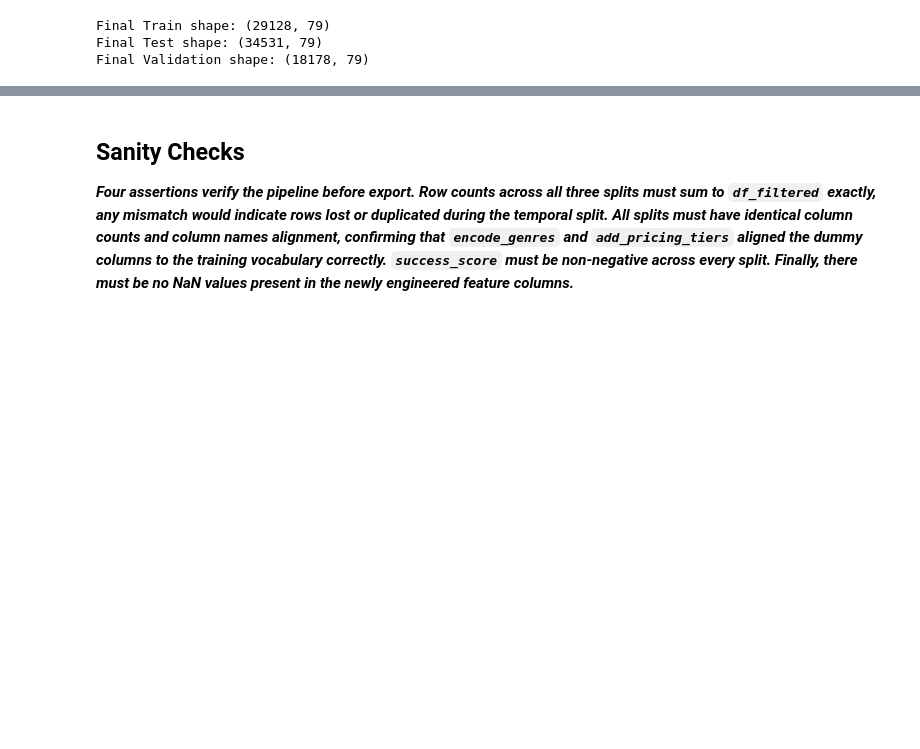
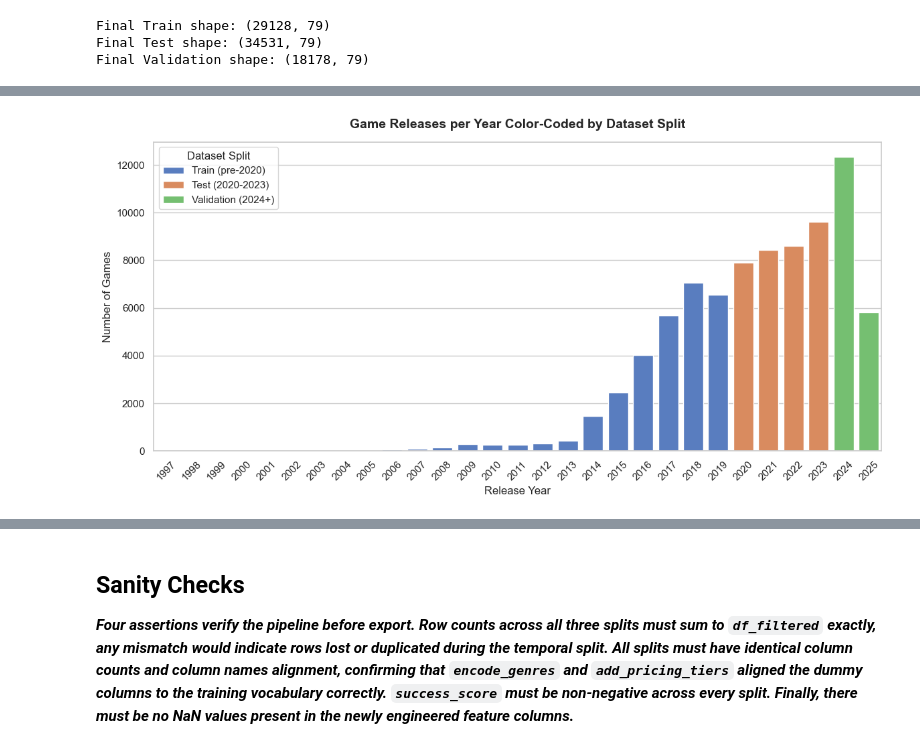
Before and after one commit to haoran-png/Predicting-Video-Game-Commercial-Success-on-Steam, a Jupyter notebook: notebook/04_cleaning_final.ipynb, the cells around one changed output, grey strips where cells are left out. Cells and saved outputs as stored; diff of their text form; code cells hidden in the pictures; blank space fills up the shorter version.

Commit message:
add visualizations and split feature engineering cells in notebook 4

```diff
--- a/notebook/04_cleaning_final.ipynb
+++ b/notebook/04_cleaning_final.ipynb
@@ -213,0 +220,24 @@ Final Validation shape: (18178, 79)
+# %%
+import seaborn as sns
+
+# Combine splits for visualization
+plot_data = pd.concat([
+    train_df[['release_year']].assign(Split='Train (pre-2020)'),
+    test_df[['release_year']].assign(Split='Test (2020-2023)'),
+    val_df[['release_year']].assign(Split='Validation (2024+)')
+])
+
+year_counts = plot_data.groupby(['release_year', 'Split']).size().reset_index(name='Game Count')
+
+plt.figure(figsize=(12, 6))
+sns.set_theme(style="whitegrid")
+sns.barplot(data=year_counts, x='release_year', y='Game Count', hue='Split', dodge=False, palette='muted')
+plt.title('Game Releases per Year Color-Coded by Dataset Split', fontsize=14, fontweight='bold', pad=15)
+plt.xlabel('Release Year', fontsize=12)
+plt.ylabel('Number of Games', fontsize=12)
+plt.xticks(rotation=45)
+plt.legend(title='Dataset Split', frameon=True)
+plt.tight_layout()
+plt.show()
+# %% [output]
+[figure, added]
```
Also changed, not shown: parts of 2 cells of this notebook.
